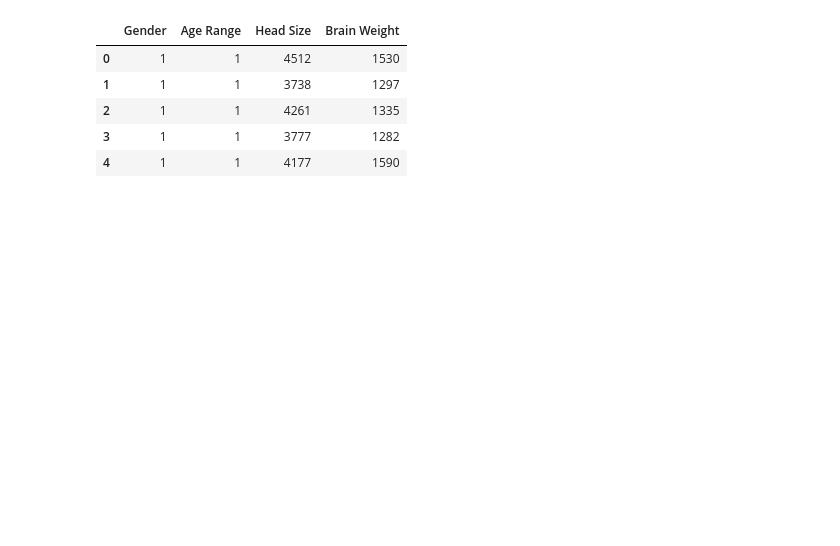
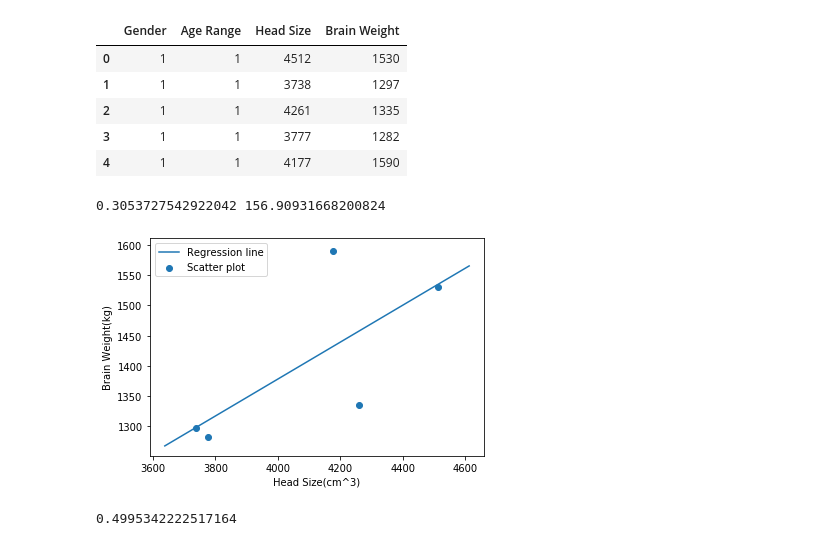
Before and after one commit to Pragades-Rajagopal/Data_Science_exercises, a Jupyter notebook: Linear regression.ipynb, the cells around one changed output. Cells and saved outputs as stored; diff of their text form; code cells hidden in the pictures; blank space fills up the shorter version.

```diff
--- a/Linear regression.ipynb
+++ b/Linear regression.ipynb
@@ -13,3 +13,55 @@ data
 | 2 | 1 | 1 | 4261 | 1335 |
 | 3 | 1 | 1 | 3777 | 1282 |
 | 4 | 1 | 1 | 4177 | 1590 |
+# %%
+x = data['Head Size'].values
+y = data['Brain Weight'].values
+# %%
+mean_x = np.mean(x)
+mean_y = np.mean(y)
+
+n = len(x)
+
+numer = 0
+denom = 0
+
+for i in range(n):
+    numer += ((x[i] - mean_x)*(y[i] - mean_y))
+    denom += (x[i] - mean_x) ** 2
+
+b1 = numer/denom
+b0 = mean_y - (m * mean_x)
+
+print(b1, b0)
+# %% [output]
+0.3053727542922042 156.90931668200824
+# %%
+max_x = np.max(x) + 100
+min_x = np.min(x) - 100
+
+xp = np.linspace(min_x, max_x, 1000)
+yp = b0 + b1 * xp
+
+plt.plot(xp, yp, label='Regression line')
+plt.scatter(x, y, label='Scatter plot')
+
+plt.xlabel('Head Size(cm^3)')
+plt.ylabel('Brain Weight(kg)')
+plt.legend()
+plt.show()
+# %% [output]
+[figure, added]
+# %%
+ss_t = 0
+ss_r = 0
+
+for i in range(n):
+    y_pred = b0 + b1 * x[i]
+    ss_t += (y[i] - mean_y) ** 2
+    ss_r += (y[i] - y_pred) ** 2
+
+r2 = 1 - (ss_r/ss_t)
+
+print(r2)
+# %% [output]
+0.4995342222517164
```
